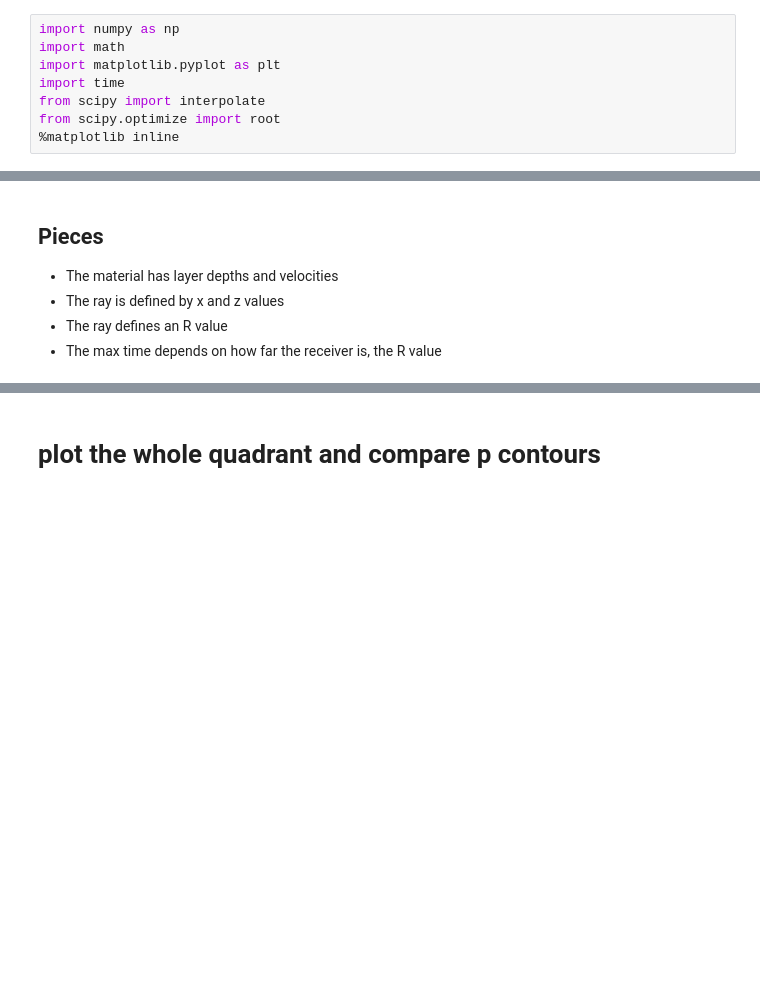
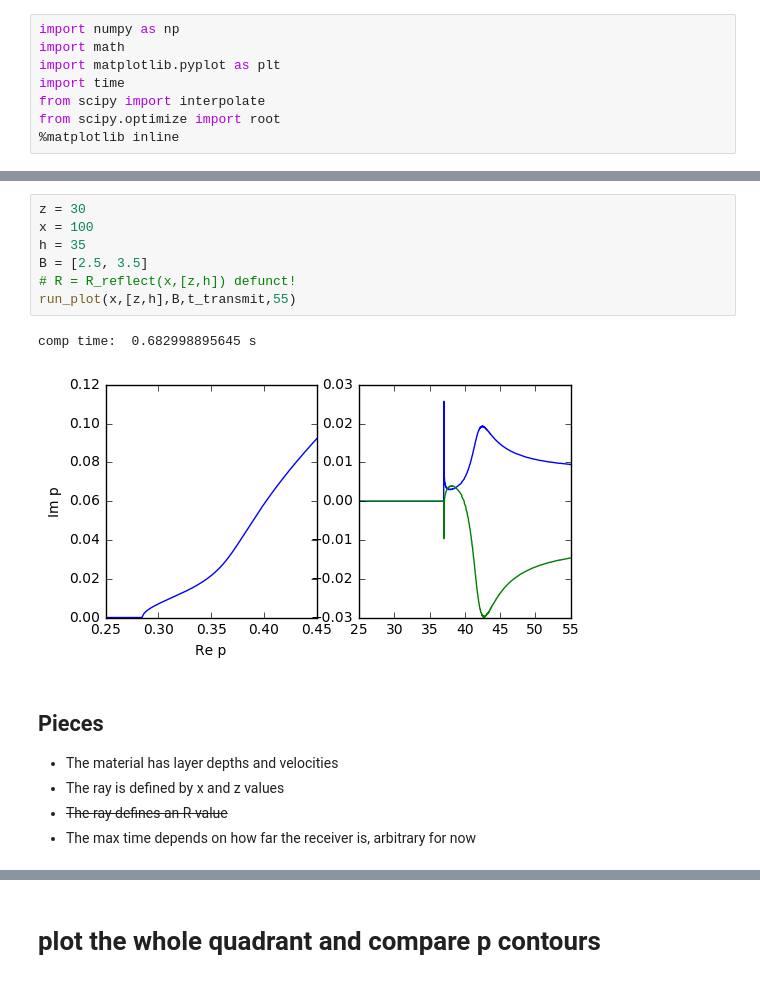
Before and after one commit to njlindsey/EPS298, a Jupyter notebook: Cagniard2_JP.ipynb, the cells around one changed output, grey strips where cells are left out. Drawn from its saved outputs; the diff is of its cells as text; blank space fills up the shorter version.

```diff
--- a/Cagniard2_JP.ipynb
+++ b/Cagniard2_JP.ipynb
@@ -13,8 +22,18 @@ from scipy.optimize import root
+# %%
+z = 30
+x = 100
+h = 35
+B = [2.5, 3.5]
+# R = R_reflect(x,[z,h]) defunct!
+run_plot(x,[z,h],B,t_transmit,55)
+# %% [output]
+comp time:  0.682998895645 s
+[figure, added]
 # %% [markdown]
 ## Pieces
 * The material has layer depths and velocities
 * The ray is defined by x and z values
-* The ray defines an R value
-* The max time depends on how far the receiver is, the R value
+* ~~The ray defines an R value~~
+* The max time depends on how far the receiver is, arbitrary for now
 # %%
 #Path finding function
```
Also changed, not shown: parts of 10 cells of this notebook.
